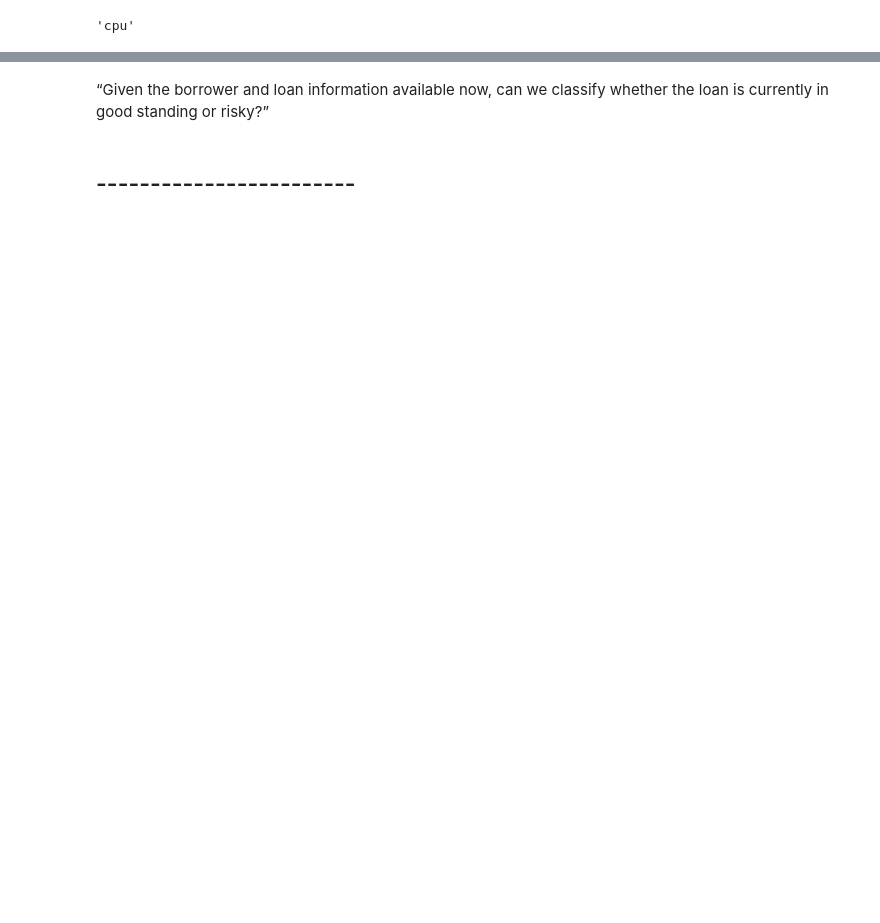
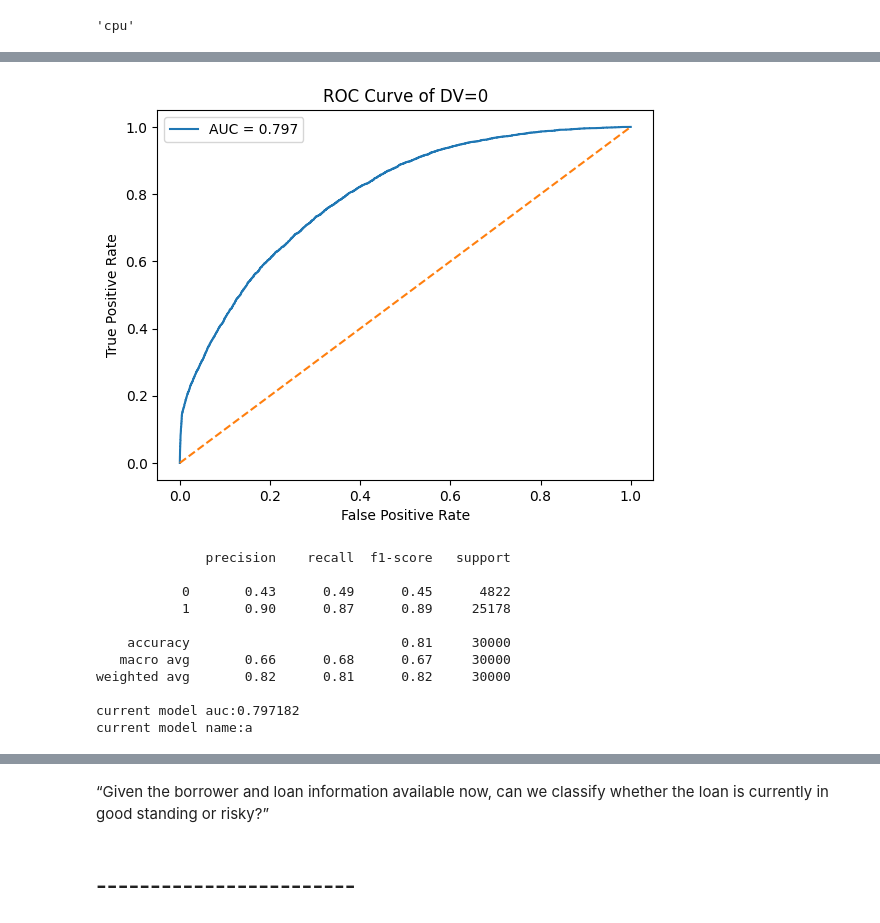
Before and after one commit to Julioccs95/STAT468, a Jupyter notebook: Second_stage.ipynb, the cells around one changed output, grey strips where cells are left out. Saved outputs shown, nothing was run; the diff lists cells and outputs as text; code cells hidden in the pictures; blank space fills up the shorter version.

```diff
--- a/Second_stage.ipynb
+++ b/Second_stage.ipynb
@@ -1448,0 +1621,13 @@ current model name:Best Random Search Model
+# %%
+lr_l1_weights_model = RandomizedSearchCV(
+    estimator=pipe,
+    param_distributions=lr_l1_weights_param,
+    n_iter=10,
+    scoring=f1_class_0,
+    cv=3,
+    n_jobs=1,
+    random_state=42,
+    verbose=0
+)
+
+lr_l1_weights_model.fit(X_train_fe, y_train)
@@ -1488,3 +1719,5 @@ class MLPClassifier(nn.Module):
         return logits
+# %%
+class_weights = torch.tensor([3.0, 1.0], dtype=torch.float32).to(device)
 # %%
 net = NeuralNetClassifier(
@@ -1513,0 +1793,15 @@ nn_pipe = Pipeline(steps=[
+# %%
+model_summary(nn_pipe, X_val_fe, y_val, "a")
+# %% [output]
+[figure, added]
+              precision    recall  f1-score   support
+
+           0       0.43      0.49      0.45      4822
+           1       0.90      0.87      0.89     25178
+
+    accuracy                           0.81     30000
+   macro avg       0.66      0.68      0.67     30000
+weighted avg       0.82      0.81      0.82     30000
+
+current model auc:0.797182
+current model name:a
```
Also changed, not shown: parts of 142 cells of this notebook.
